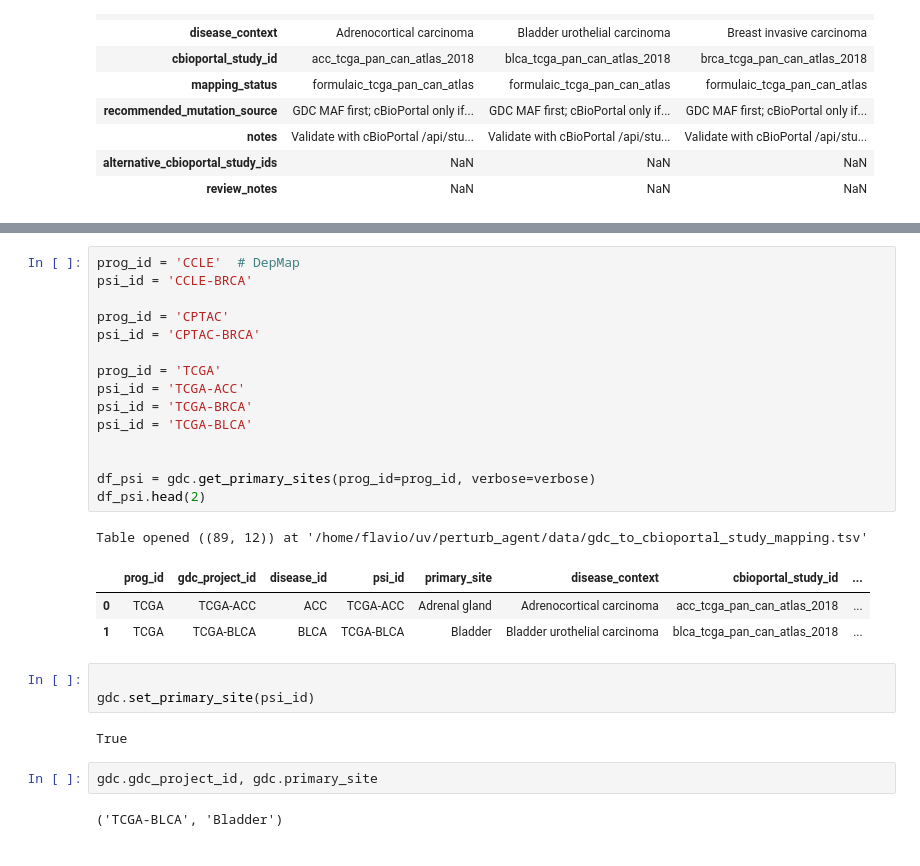
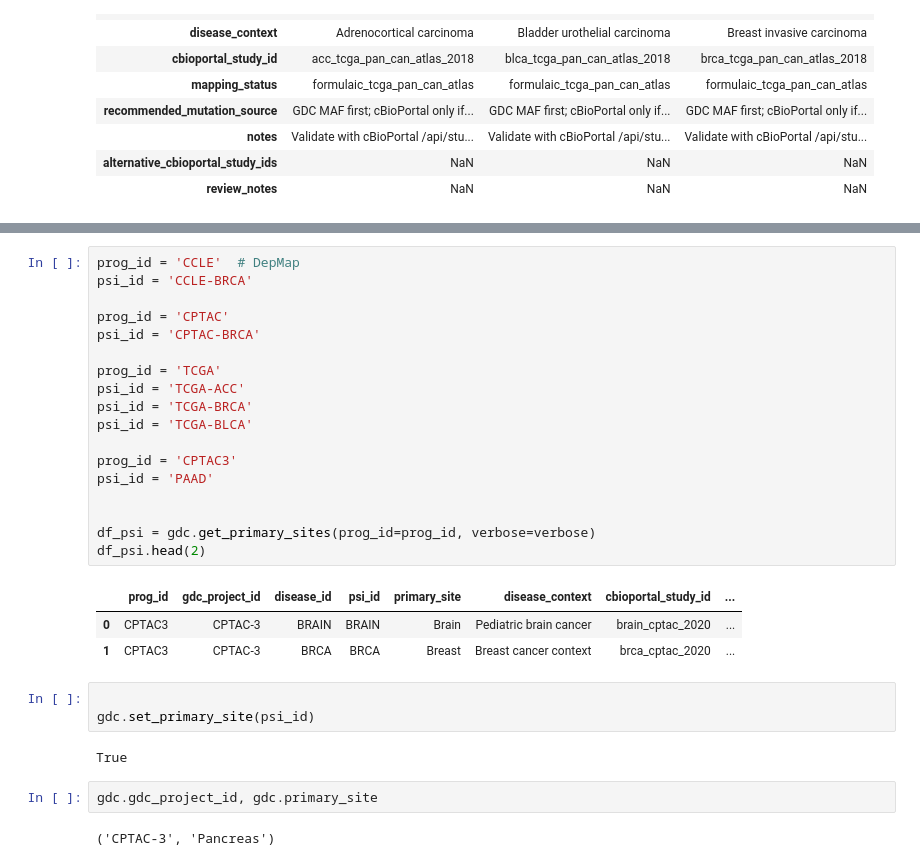
Before and after one commit to flalix/perturb_agent, a Jupyter notebook: notebooks/mtp_TCGA_51b_PSI_all_programs_demographics.ipynb, the cells around one changed output, grey strips where cells are left out. Saved outputs shown, nothing was run; the diff lists cells and outputs as text.

Commit message:
cbioportal

```diff
--- a/notebooks/mtp_TCGA_51b_PSI_all_programs_demographics.ipynb
+++ b/notebooks/mtp_TCGA_51b_PSI_all_programs_demographics.ipynb
@@ -242,23 +243,25 @@ dfa[ ['prog_id', 'psi_id', 'disease_id', 'primary_site', 'gdc_project_id', 'cbio
 # %%
 prog_id = 'CCLE'  # DepMap
 psi_id = 'CCLE-BRCA'
 
 prog_id = 'CPTAC'
 psi_id = 'CPTAC-BRCA'
 
 prog_id = 'TCGA'
 psi_id = 'TCGA-ACC'
 psi_id = 'TCGA-BRCA'
 psi_id = 'TCGA-BLCA'
 
+prog_id = 'CPTAC3'
+psi_id = 'PAAD'
+
 
 df_psi = gdc.get_primary_sites(prog_id=prog_id, verbose=verbose)
 df_psi.head(2)
 # %% [output]
-Table opened ((89, 12)) at '/home/flavio/uv/perturb_agent/data/gdc_to_cbioportal_study_mapping.tsv'
 |  | prog_id | gdc_project_id | disease_id | psi_id | primary_site | disease_context | cbioportal_study_id | ... |
-| 0 | TCGA | TCGA-ACC | ACC | TCGA-ACC | Adrenal gland | Adrenocortical carcinoma | acc_tcga_pan_can_atlas_2018 | ... |
-| 1 | TCGA | TCGA-BLCA | BLCA | TCGA-BLCA | Bladder | Bladder urothelial carcinoma | blca_tcga_pan_can_atlas_2018 | ... |
+| 0 | CPTAC3 | CPTAC-3 | BRAIN | BRAIN | Brain | Pediatric brain cancer | brain_cptac_2020 | ... |
+| 1 | CPTAC3 | CPTAC-3 | BRCA | BRCA | Breast | Breast cancer context | brca_cptac_2020 | ... |
 # %%
 
 gdc.set_primary_site(psi_id)
@@ -267,7 +270,7 @@ True
 # %%
 gdc.gdc_project_id, gdc.primary_site
 # %% [output]
-('TCGA-BLCA', 'Bladder')
+('CPTAC-3', 'Pancreas')
 # %%
 force=False
 verbose=True
```
Also changed, not shown: parts of 8 cells of this notebook, 4 other files.
